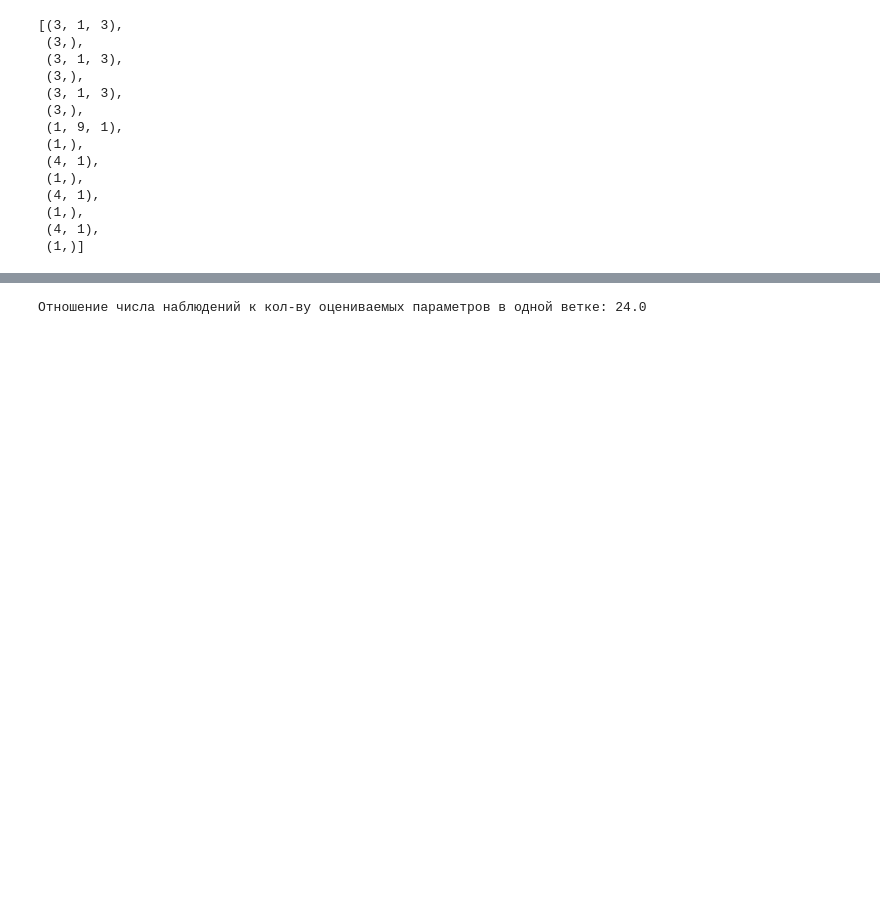
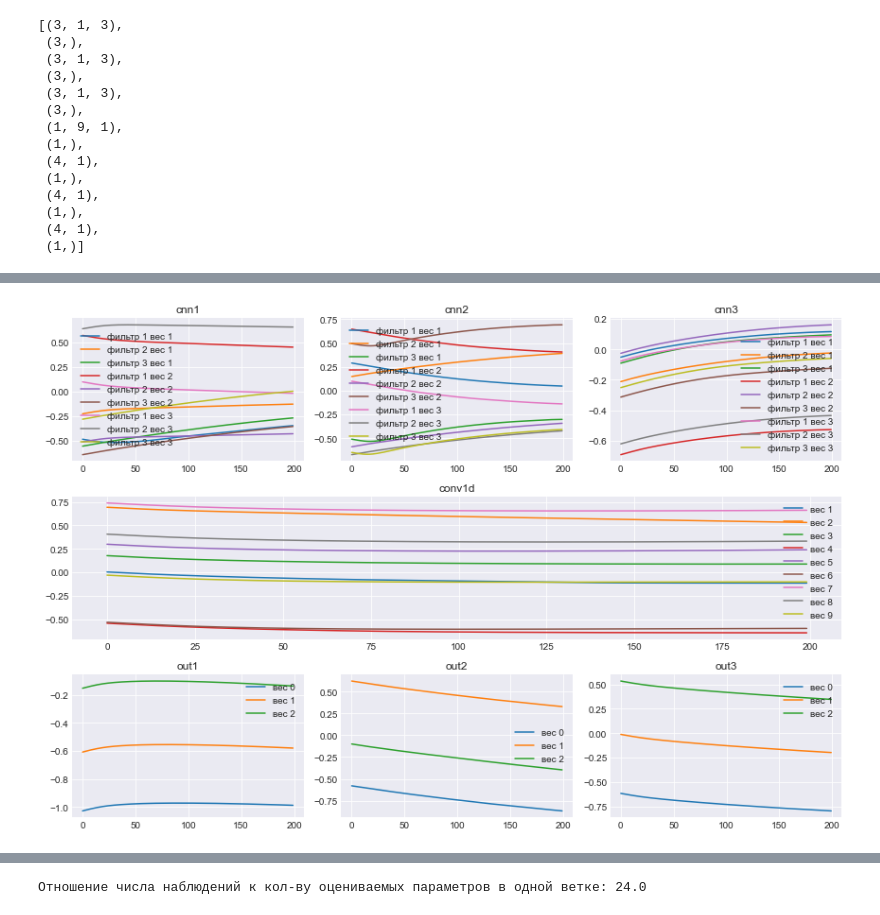
Before and after one commit to KosarevVS/stacks-for-TS, a Jupyter notebook: main_model.ipynb, the cells around one changed output, grey strips where cells are left out. Cells and saved outputs as stored; diff of their text form; code cells hidden in the pictures; blank space fills up the shorter version.

```diff
--- a/main_model.ipynb
+++ b/main_model.ipynb
@@ -674,0 +699,56 @@ model.get_weights()
+# %%
+def my_plot_conv1d(ax):
+    for i in range(9):
+        ax.plot(conv1d[:,i].flatten()[1:],label='вес '+str(i+1))
+        ax.legend()
+        ax.grid()
+# %%
+def my_plot(ax,cnn):
+    for j in range(3):
+        for i in range(3):
+            ax.plot(cnn[j][:,i].flatten()[1:],label='фильтр '+str(i+1)+' вес '+str(j+1))
+    ax.legend()
+    ax.grid()
+# %%
+def my_plot_out(ax,out):
+    for i in range(3):
+        ax.plot(out[i][1:],label='вес '+str(i+1))
+        ax.legend()
+        ax.grid()
+# %%
+fig3 = plt.figure(constrained_layout=True,figsize=(12,8))
+gs = fig3.add_gridspec(3, 3)
+
+f3_ax0 = fig3.add_subplot(gs[0, 0])
+my_plot(f3_ax0,cnn1)
+f3_ax0.set_title('cnn1')
+
+f3_ax1 = fig3.add_subplot(gs[0, -2])
+my_plot(f3_ax1,cnn2)
+f3_ax1.set_title('cnn2')
+
+f3_ax2 = fig3.add_subplot(gs[0, -1])
+my_plot(f3_ax2,cnn3)
+f3_ax2.set_title('cnn3')
+
+f3_ax25 = fig3.add_subplot(gs[1, 0:])
+my_plot_conv1d(f3_ax25)
+f3_ax25.set_title('conv1d')
+
+f3_ax3 = fig3.add_subplot(gs[-1, 0])
+my_plot_out(f3_ax3,out1)
+f3_ax3.set_title('out1')
+
+f3_ax4 = fig3.add_subplot(gs[-1, -2])
+my_plot_out(f3_ax4,out2)
+f3_ax4.set_title('out2')
+
+f3_ax5 = fig3.add_subplot(gs[-1:, -1])
+my_plot_out(f3_ax5,out3)
+f3_ax5.set_title('out3')
+
+plt.tight_layout()
+
+plt.savefig('plots/all_param_cnn.png')
+# %% [output]
+[figure, added]
```
Also changed, not shown: parts of 8 cells of this notebook.
